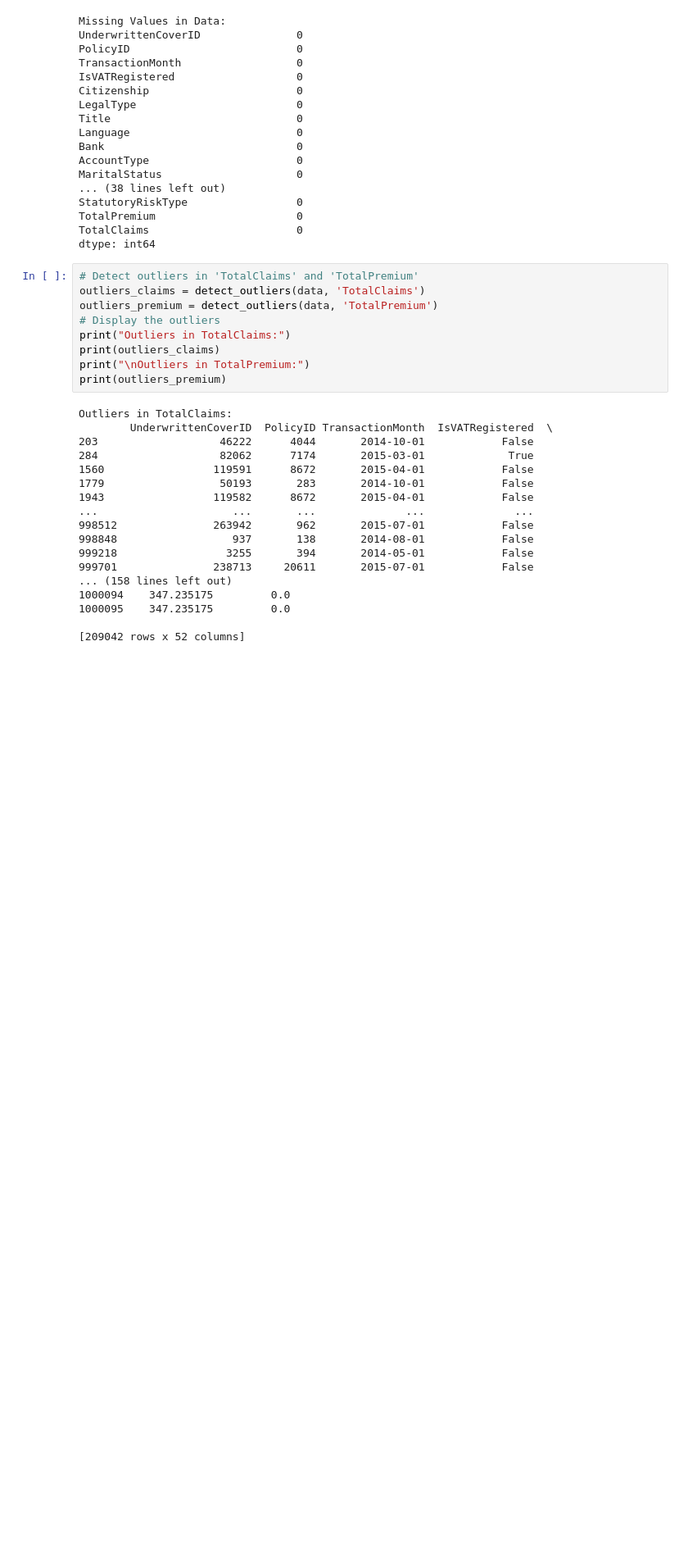
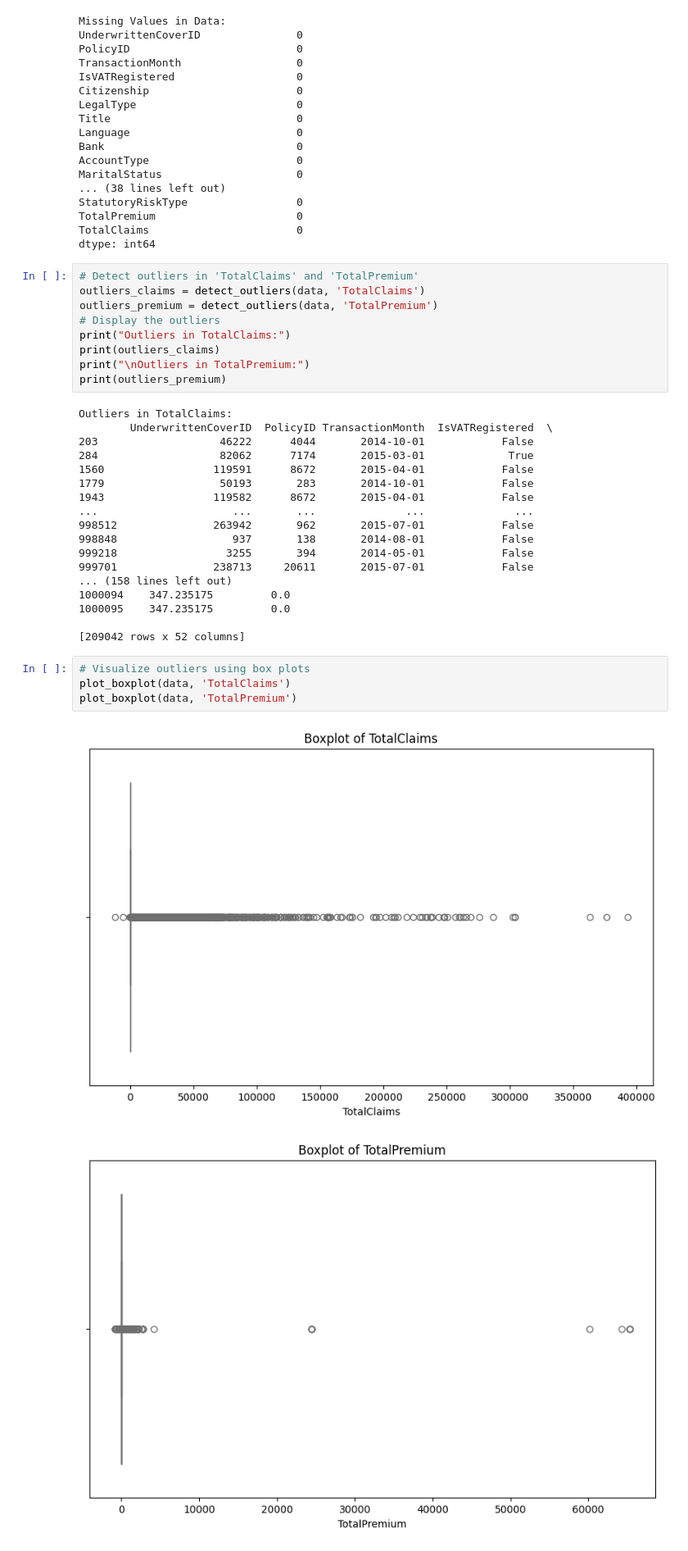
Before and after one commit to YonInsights/AlphaCare-Insurance-Analysis, a Jupyter notebook: notebooks/EDA.ipynb, the cells around one changed output. Shown: that part at 82% size. Saved outputs shown, nothing was run; the diff lists cells and outputs as text; blank space fills up the shorter version.

Commit message:
plot_boxplot

```diff
--- a/notebooks/EDA.ipynb
+++ b/notebooks/EDA.ipynb
@@ -126,3 +129,10 @@ Outliers in TotalClaims:
 1000095    347.235175         0.0
 
 [209042 rows x 52 columns]
+# %%
+# Visualize outliers using box plots
+plot_boxplot(data, 'TotalClaims')
+plot_boxplot(data, 'TotalPremium')
+# %% [output]
+[figure, added]
+[figure, added]
```
Also changed, not shown: parts of 2 cells of this notebook, 1 other file.
